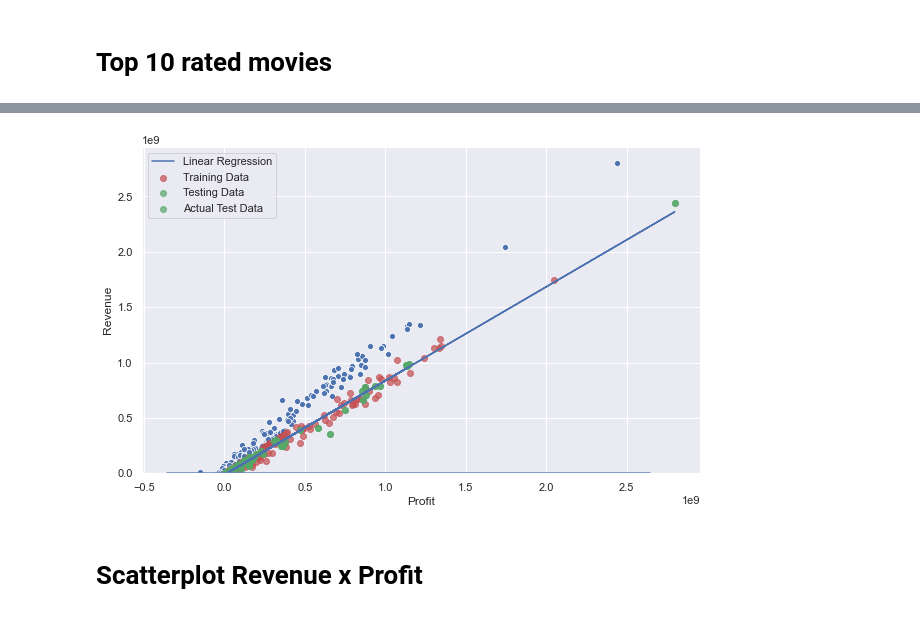
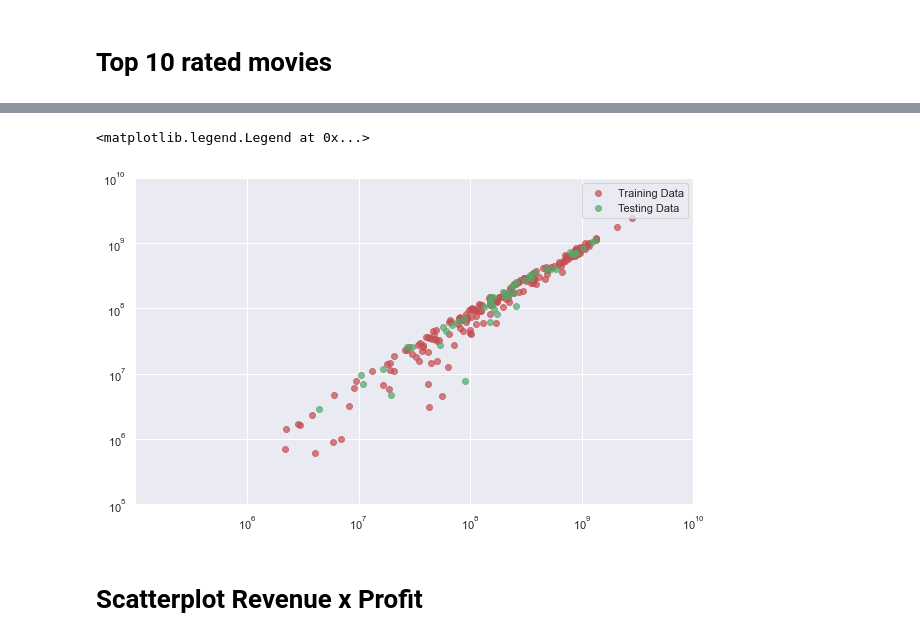
Before and after one commit to gabieller/MoviesDataBase, a Jupyter notebook: graph_analysis.ipynb, the cells around one changed output, grey strips where cells are left out. Cells and saved outputs as stored; diff of their text form; code cells hidden in the pictures.

Commit message:
starting linear regression

```diff
--- a/graph_analysis.ipynb
+++ b/graph_analysis.ipynb
@@ -325,31 +203,41 @@ base.corr()
 # %%
-ax = sns.scatterplot(x=base['Profit'], y=base['Revenue'])
-#ax.set_yscale('log')
-#ax.set_xscale('log')
+plt.xscale('log')
+plt.yscale('log')
+plt.xlim(100000,10000000000)
+plt.xticks([1e6, 1e7, 1e8, 1e9, 1e10])
+plt.ylim(100000,10000000000)
+plt.yticks([1e5,1e6, 1e7, 1e8, 1e9, 1e10])
+# ax = sns.scatterplot(x=base['Revenue'], y=base['Profit'])
 
-X_train, X_test, y_train, y_test = train_test_split(base.Revenue, base.Profit)
+# It's necesary to split the data into train and test. First the model is train using a speciffic part of data and after the model will be testing in the remain data
+
+#If the size of samples was not specify, the default size is 25% of the data however the best size is 80:20
+
+
+X_train, X_test, y_train, y_test = train_test_split(base.Revenue, base.Profit, train_size = 0.8, test_size = 0.2)
+
+# Ploting the train and test data
 
 plt.scatter(X_train,y_train, label = "Training Data", color = "r", alpha= .7)
 plt.scatter(X_test,y_test, label = "Testing Data", color = "g", alpha= .7)
 plt.legend()
-#plt.yscale('log')
-#plt.xscale('log')
 
 
-lr = LinearRegression()
-lr.fit(X_train.values.reshape(-1,1), y_train.values)
+# regressor = LinearRegression()
+# lr.fit(X_train.values.reshape(-1,1), y_train.values)
 
-prediction = lr.predict(X_test.values.reshape(-1,1))
-plt.plot(X_test,prediction,label = "Linear Regression", color = "b")
-plt.scatter(X_test,y_test, label = "Actual Test Data", color = "g", alpha=.7)
-plt.legend()
+# prediction = lr.predict(X_test.values.reshape(-1,1))
+# plt.plot(X_test,prediction,label = "Linear Regression", color = "b")
+# plt.scatter(X_test,y_test, label = "Actual Test Data", color = "g", alpha=.7)
+# plt.legend()
 
 
-sns.distplot(base['Profit'])
+# sns.distplot(base['Profit'])
 
-corre = np.corrcoef(base["Profit"],base["Revenue"])
+# corre = np.corrcoef(base["Profit"],base["Revenue"])
 # %% [output]
+<matplotlib.legend.Legend at 0x...>
-[figure, old version]
+[figure, new version]
 # %% [markdown]
 # Scatterplot Revenue x Profit
 # %%
```
Also changed, not shown: parts of 24 cells of this notebook.
